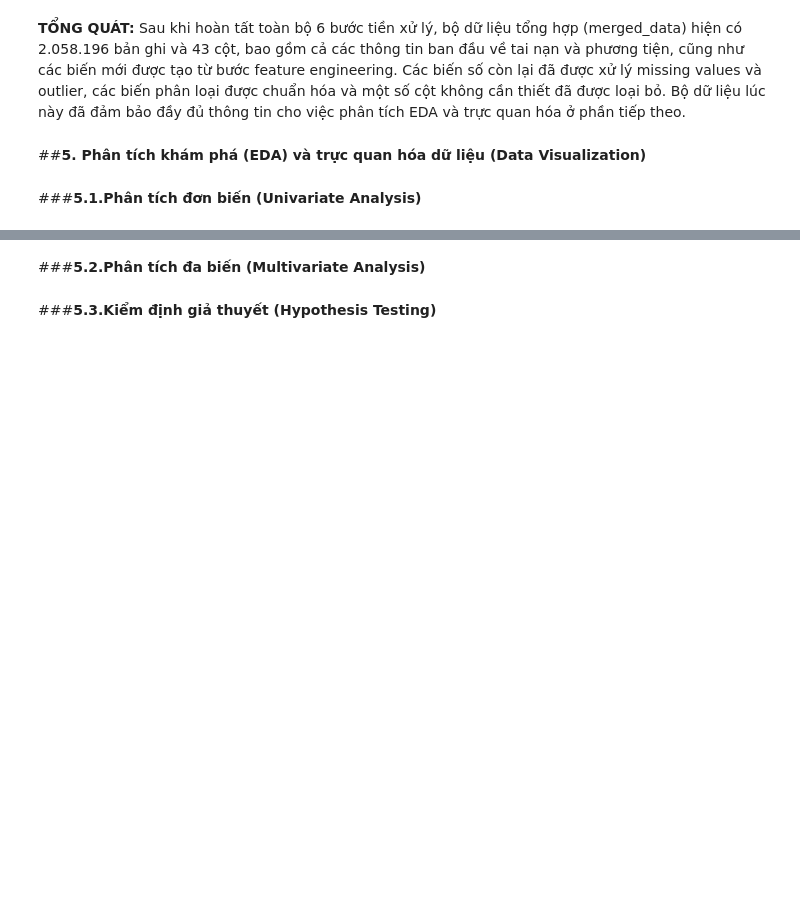
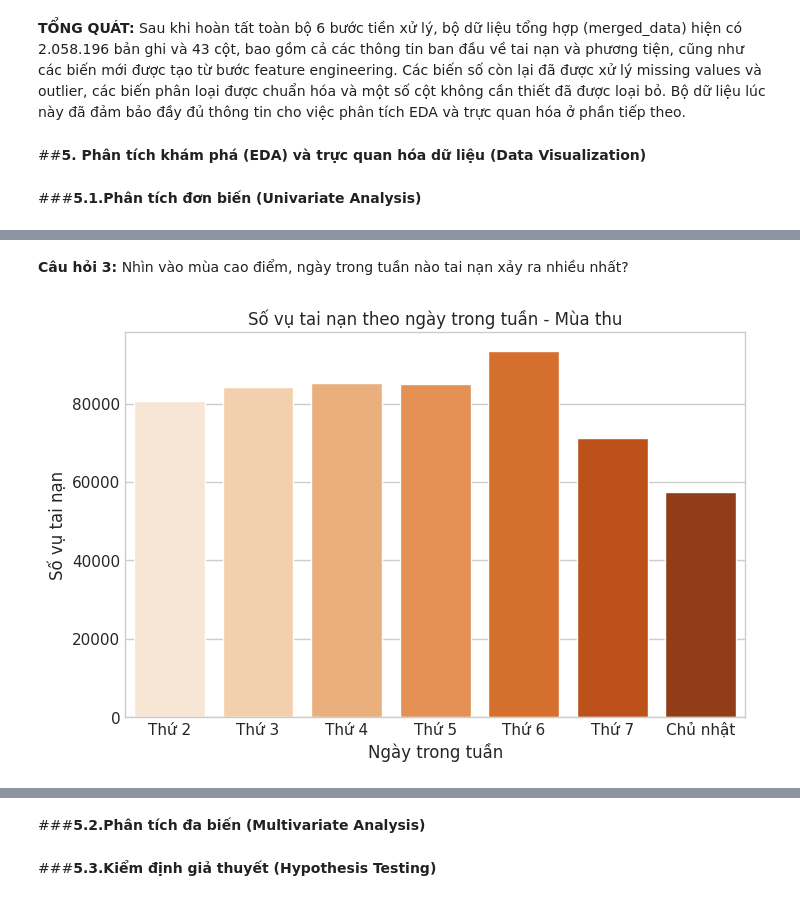
Before and after one commit to mihhwiNick/DA_project, a Jupyter notebook: UK_Road_Traffic_Accident_DA.ipynb, the cells around one changed output, grey strips where cells are left out. Drawn from its saved outputs; the diff is of its cells as text; code cells hidden in the pictures; blank space fills up the shorter version.

```diff
--- a/UK_Road_Traffic_Accident_DA.ipynb
+++ b/UK_Road_Traffic_Accident_DA.ipynb
@@ -1092,0 +1149,18 @@ memory usage: 636.0+ MB
+# %% [markdown]
+**Câu hỏi 3:** Nhìn vào mùa cao điểm, ngày trong tuần nào tai nạn xảy ra nhiều nhất?
+# %%
+peak_season = 'Mùa thu'
+peak_data = merged_data[merged_data['Season'] == peak_season]
+
+day_mapping = {0:'Thứ 2', 1:'Thứ 3', 2:'Thứ 4', 3:'Thứ 5', 4:'Thứ 6', 5:'Thứ 7', 6:'Chủ nhật'}
+peak_data['Day_name'] = peak_data['Day_of_week'].map(day_mapping)
+
+# Biểu đồ cột số vụ tai nạn theo ngày trong tuần
+plt.figure(figsize=(8,5))
+sns.countplot(data=peak_data, x='Day_name', palette='Oranges', order=['Thứ 2','Thứ 3','Thứ 4','Thứ 5','Thứ 6','Thứ 7','Chủ nhật'])
+plt.title(f"Số vụ tai nạn theo ngày trong tuần - {peak_season}")
+plt.ylabel("Số vụ tai nạn")
+plt.xlabel("Ngày trong tuần")
+plt.show()
+# %% [output]
+[figure, added]
```
Also changed, not shown: parts of 13 cells of this notebook.
